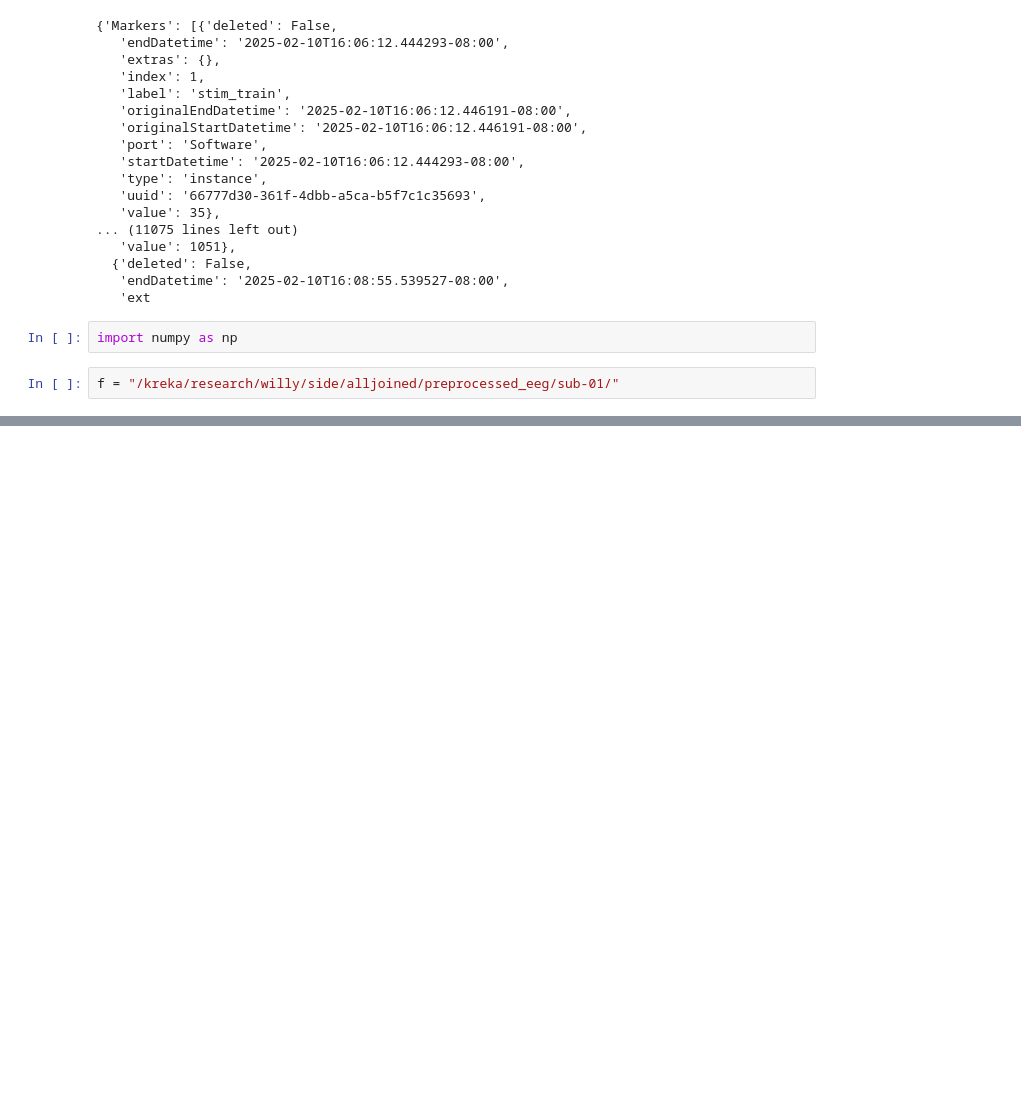
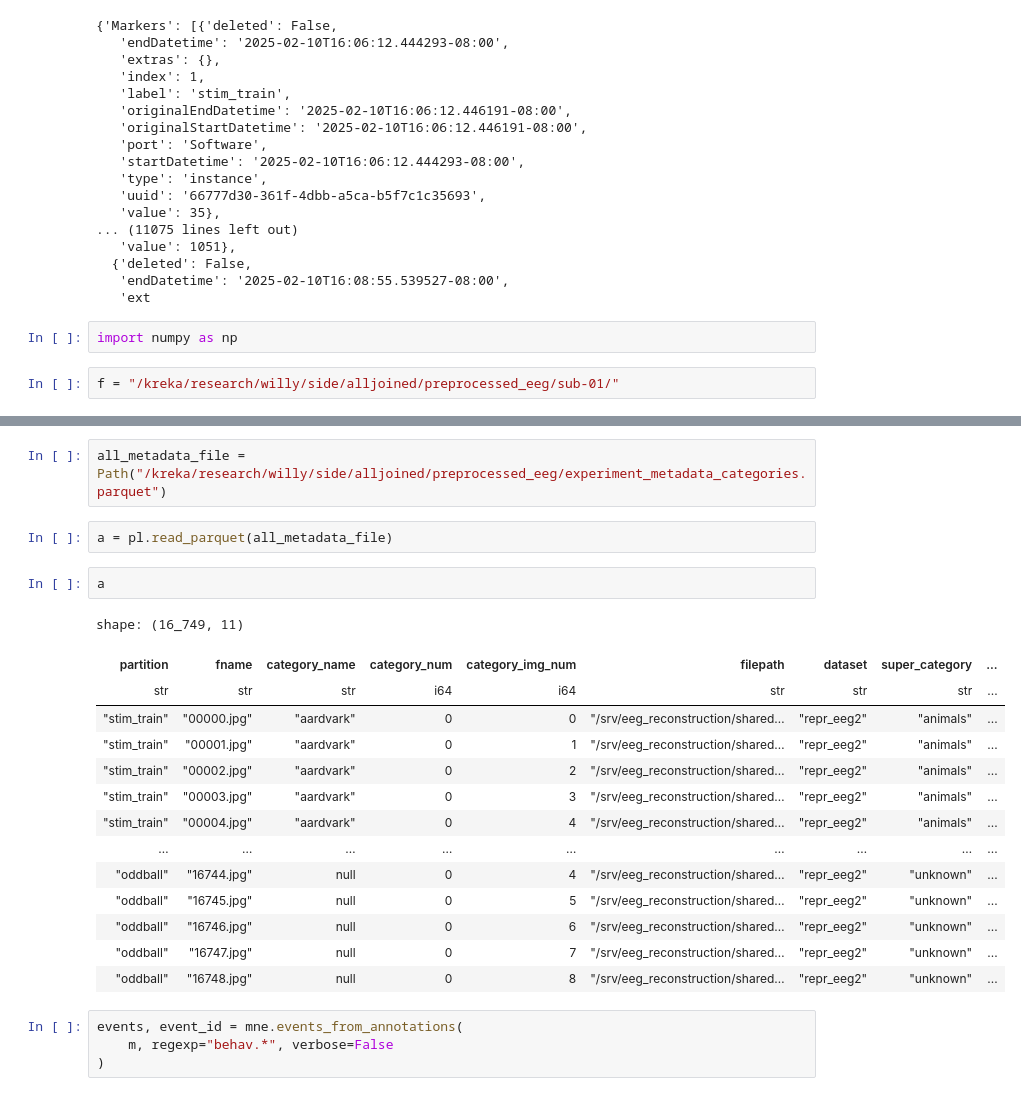
Before and after one commit to ironman5366/brain, a Jupyter notebook: notebooks/alljoined_meta.ipynb, the cells around one changed output, grey strips where cells are left out. Drawn from its saved outputs; the diff is of its cells as text; blank space fills up the shorter version.

```diff
--- a/notebooks/alljoined_meta.ipynb
+++ b/notebooks/alljoined_meta.ipynb
@@ -70,0 +236,25 @@ f = "/kreka/research/willy/side/alljoined/preprocessed_eeg/sub-01/"
+# %%
+all_metadata_file = Path("/kreka/research/willy/side/alljoined/preprocessed_eeg/experiment_metadata_categories.parquet")
+# %%
+a = pl.read_parquet(all_metadata_file)
+# %%
+a
+# %% [output]
+shape: (16_749, 11)
+| partition | fname | category_name | category_num | category_img_num | filepath | dataset | super_category | ... |
+| str | str | str | i64 | i64 | str | str | str | ... |
+| "stim_train" | "00000.jpg" | "aardvark" | 0 | 0 | "/srv/eeg_reconstruction/shared… | "repr_eeg2" | "animals" | ... |
+| "stim_train" | "00001.jpg" | "aardvark" | 0 | 1 | "/srv/eeg_reconstruction/shared… | "repr_eeg2" | "animals" | ... |
+| "stim_train" | "00002.jpg" | "aardvark" | 0 | 2 | "/srv/eeg_reconstruction/shared… | "repr_eeg2" | "animals" | ... |
+| "stim_train" | "00003.jpg" | "aardvark" | 0 | 3 | "/srv/eeg_reconstruction/shared… | "repr_eeg2" | "animals" | ... |
+| "stim_train" | "00004.jpg" | "aardvark" | 0 | 4 | "/srv/eeg_reconstruction/shared… | "repr_eeg2" | "animals" | ... |
+| … | … | … | … | … | … | … | … | ... |
+| "oddball" | "16744.jpg" | null | 0 | 4 | "/srv/eeg_reconstruction/shared… | "repr_eeg2" | "unknown" | ... |
+| "oddball" | "16745.jpg" | null | 0 | 5 | "/srv/eeg_reconstruction/shared… | "repr_eeg2" | "unknown" | ... |
+| "oddball" | "16746.jpg" | null | 0 | 6 | "/srv/eeg_reconstruction/shared… | "repr_eeg2" | "unknown" | ... |
+| "oddball" | "16747.jpg" | null | 0 | 7 | "/srv/eeg_reconstruction/shared… | "repr_eeg2" | "unknown" | ... |
+| "oddball" | "16748.jpg" | null | 0 | 8 | "/srv/eeg_reconstruction/shared… | "repr_eeg2" | "unknown" | ... |
+# %%
+events, event_id = mne.events_from_annotations(
+    m, regexp="behav.*", verbose=False
+)
```
Also changed, not shown: parts of 24 cells of this notebook, 3 other files.
